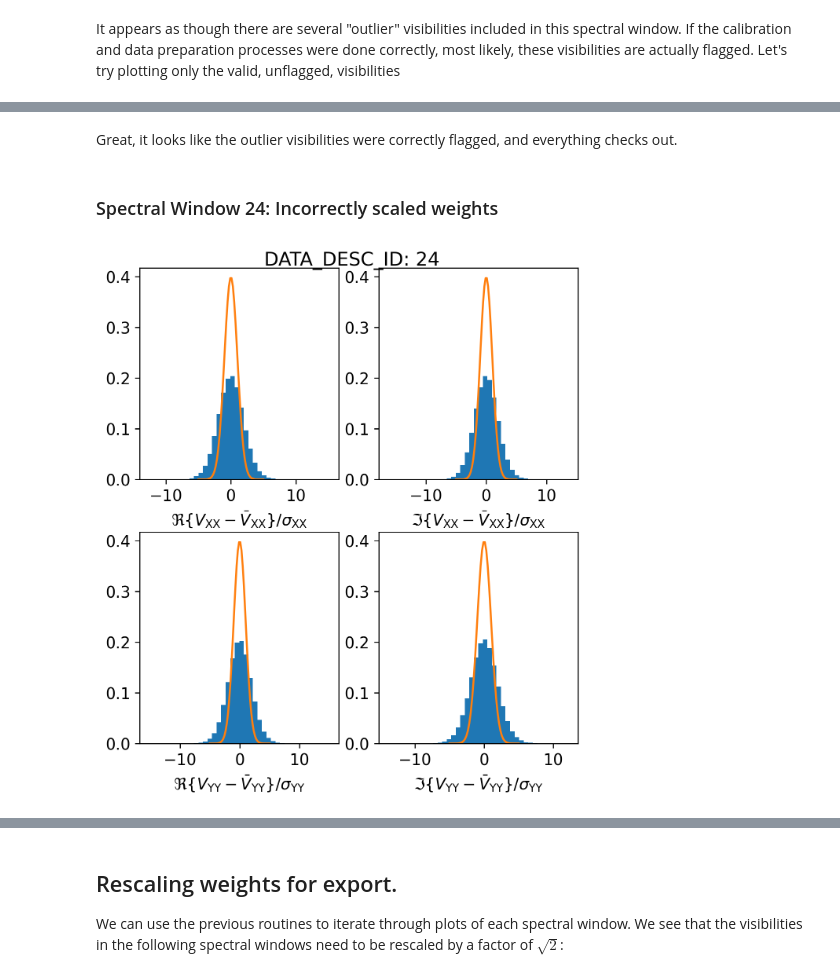
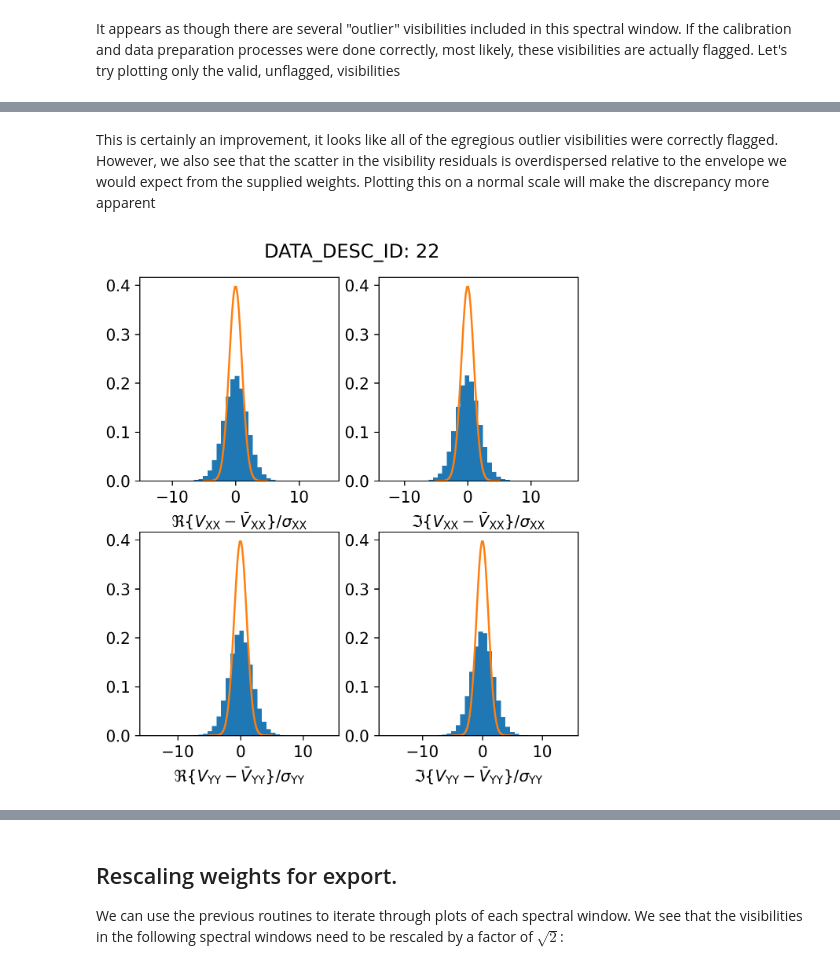
Before and after one commit to MPoL-dev/visread, a Jupyter notebook: tutorials/rescale_AS209_weights.ipynb, the cells around one changed output, grey strips where cells are left out. Saved outputs shown, nothing was run; the diff lists cells and outputs as text; code cells hidden in the pictures.

```diff
--- a/tutorials/rescale_AS209_weights.ipynb
+++ b/tutorials/rescale_AS209_weights.ipynb
@@ -376,10 +376,7 @@ plot_histogram_datadescid(22, apply_flags=True, log=True)
-# %% [markdown]
-Great, it looks like the outlier visibilities were correctly flagged, and everything checks out.
-# %% [markdown]
-### Spectral Window 24: Incorrectly scaled weights
-# %%
-# 24 no outliers, but scaled incorrectly
-plot_histogram_datadescid(24)
-# %% [output]
-[figure, removed]
+# %% [markdown]
+This is certainly an improvement, it looks like all of the egregious outlier visibilities were correctly flagged. However, we also see that the scatter in the visibility residuals is overdispersed relative to the envelope we would expect from the supplied weights. Plotting this on a normal scale will make the discrepancy more apparent
+# %%
+plot_histogram_datadescid(22, apply_flags=True, log=False)
+# %% [output]
+[figure, added]
 # %% [markdown]
```
Also changed, not shown: parts of 21 cells of this notebook, 14 other files.
